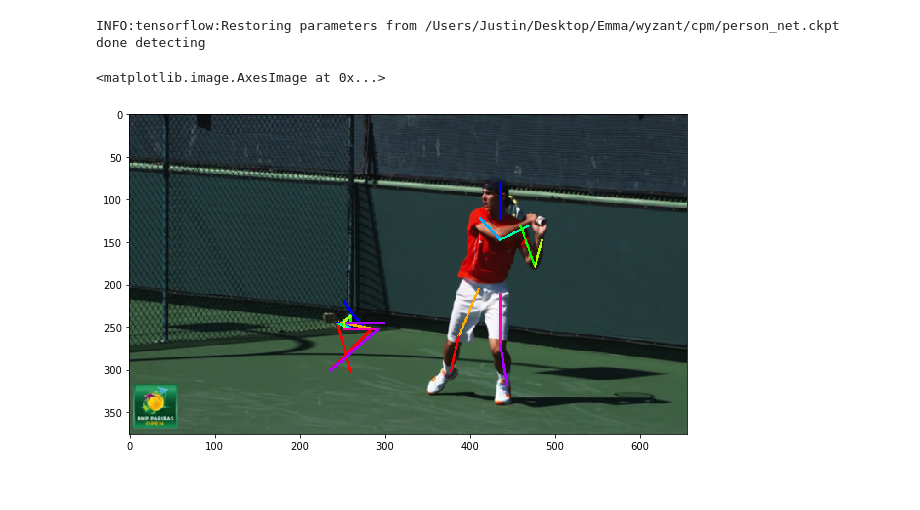
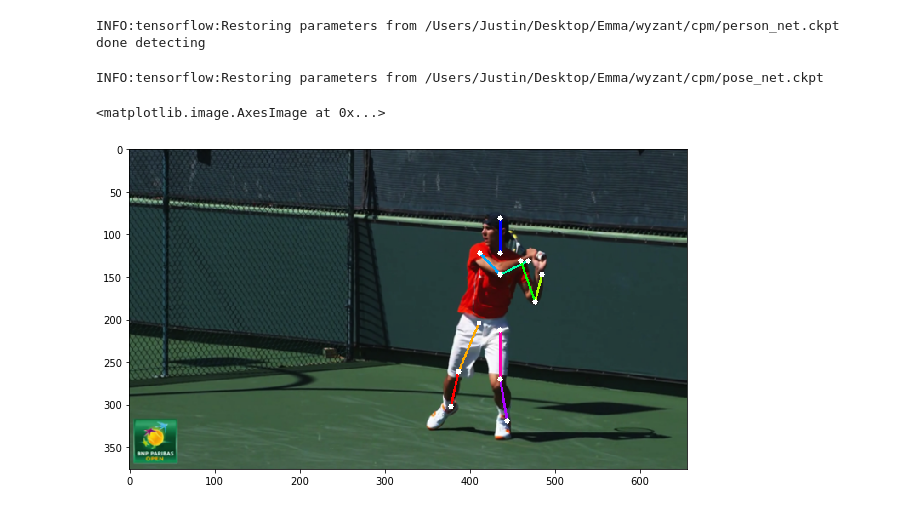
Before and after one commit to emmacb/cpm, a Jupyter notebook: explainedexample.ipynb, the cells around one changed output. Saved outputs shown, nothing was run; the diff lists cells and outputs as text; code cells hidden in the pictures.

```diff
--- a/explainedexample.ipynb
+++ b/explainedexample.ipynb
@@ -70,8 +72,11 @@ def gaussian_kernel(h, w, sigma_h, sigma_w):
     return np.exp(-yx[0,:,:] / sigma_h**2 - yx[1,:,:] / sigma_w**2)
 # %%
 def prepare_input_posenet(image, objects, size_person, size, sigma=25, max_num_objects=16, border=400):
+    # the result will be for every object a "picture" with 4 layers
     result = np.zeros((max_num_objects, size[0], size[1], 4))
+
     padded_image = np.zeros((1,size_person[0]+border,size_person[1]+border,4))
+    # for the image we only take the RGB values (first three in the list), the last layer is still zeros
     padded_image[0,border//2:-border//2,border//2:-border//2,:3] = image
 
     #raises error if there are more objects than max_num_objects
@@ -80,8 +85,10 @@ def prepare_input_posenet(image, objects, size_person, size, sigma=25, max_num_o
     for object_id, (y_coord, x_coord) in enumerate(objects):
         dh, dw = size[0]//2, size[1]//2
         y0, x0, y1, x1 = np.array([y_coord-dh, x_coord-dw, y_coord+dh, x_coord+dw]) + border//2
-        result[oid,:,:,:4] = padded_image[:,y0:y1,x0:x1,:]
-        result[oid,:,:,3] = gaussian_kernel(size[0], size[1], sigma, sigma)
+        result[object_id,:,:,:4] = padded_image[:,y0:y1,x0:x1,:]
+        result[object_id,:,:,3] = gaussian_kernel(size[0], size[1], sigma, sigma)
+
+    # split along axis=3, [3] indicates [:3] and [3:]
     return np.split(result, [3], 3)
 # %%
 def detect_parts_heatmaps(heatmaps, centers, size, num_parts=14):
@@ -99,11 +106,17 @@ COLORS = [[0, 0, 255], [0, 170, 255], [0, 255, 170], [0, 255, 0], [170, 255, 0],
           [255, 170, 0], [255, 0, 0], [255, 0, 170], [170, 0, 255]]
 
 def draw_limbs(image, parts):
-    for oid in range(parts.shape[0]):
+    #for oid in range(parts.shape[0]):
         for lid, (p0, p1) in enumerate(LIMBS):
-            y0, x0 = parts[oid][p0]
-            y1, x1 = parts[oid][p1]
+            y0, x0 = parts[0][p0]
+            y1, x1 = parts[0][p1]
             cv2.line(image, (x0,y0), (x1,y1), COLORS[lid], 2)
+
+# thickness set to 5 for visibility
+def draw_points(image, parts):
+    for i in range(14):
+        y1, x1 = parts[0][i]
+        cv2.line(image, (x1,y1), (x1,y1), [255,255,255], 5)
 # %% [markdown]
 For this example, we are using pretrained models created by Timur Bagautdinov.
 
@@ -156,12 +172,12 @@ print('done detecting')
 # %% [output]
 INFO:tensorflow:Restoring parameters from /Users/Justin/Desktop/Emma/wyzant/cpm/person_net.ckpt
 done detecting
+# %%
+# TODO: make this in tf as well?
+hmap_person = np.squeeze(hmap_person)
+centers, slices = detect_objects_heatmap(hmap_person)
+b_pose_image, b_pose_cmap = prepare_input_posenet(b_image[0], centers, [PH, PW], [H, W])
 # %%
-# TODO: make this in tf as well?
-hmap_person = np.squeeze(hmap_person)
-centers = detect_objects_heatmap(hmap_person)
-b_pose_image, b_pose_cmap = prepare_input_posenet(b_image[0], centers, [PH, PW], [H, W])
-
 restorer = tf.train.Saver(tf.get_collection(tf.GraphKeys.GLOBAL_VARIABLES,
                                             'CPM/PoseNet'))
 
@@ -172,11 +188,14 @@ with tf.Session(config=tf_config) as sess:
         pose_centermap_in : b_pose_cmap
     }
     _hmap_pose = sess.run(heatmap_pose, feed_dict)
+# %% [output]
+INFO:tensorflow:Restoring parameters from /Users/Justin/Desktop/Emma/wyzant/cpm/pose_net.ckpt
 # %%
 parts = detect_parts_heatmaps(_hmap_pose, centers, [H, W])
 draw_limbs(image, parts)
+draw_points(image, parts)
 plt.figure(figsize=(10,10))
 plt.imshow(image)
 # %% [output]
 <matplotlib.image.AxesImage at 0x...>
-[figure, old version]
+[figure, new version]
```
Also changed, not shown: parts of 6 cells of this notebook.
